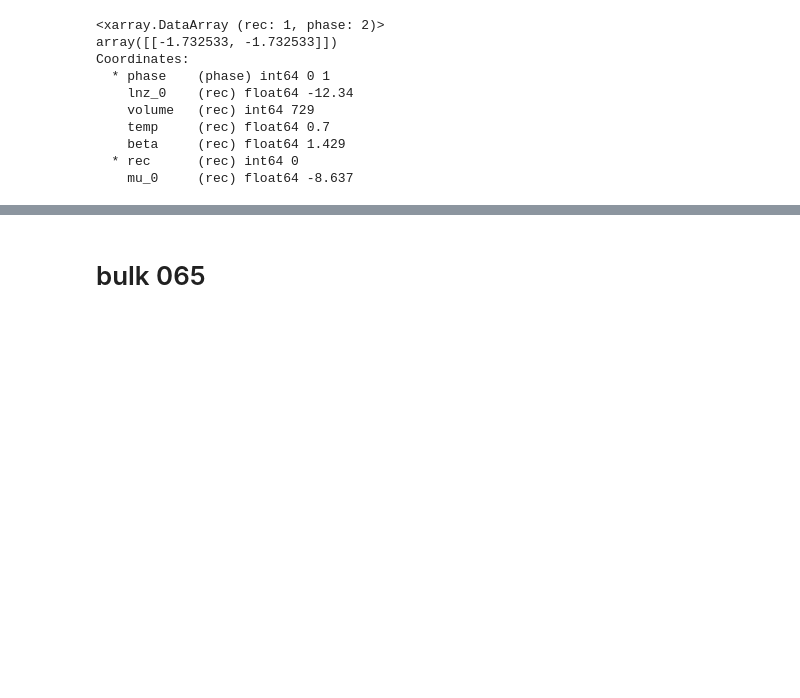
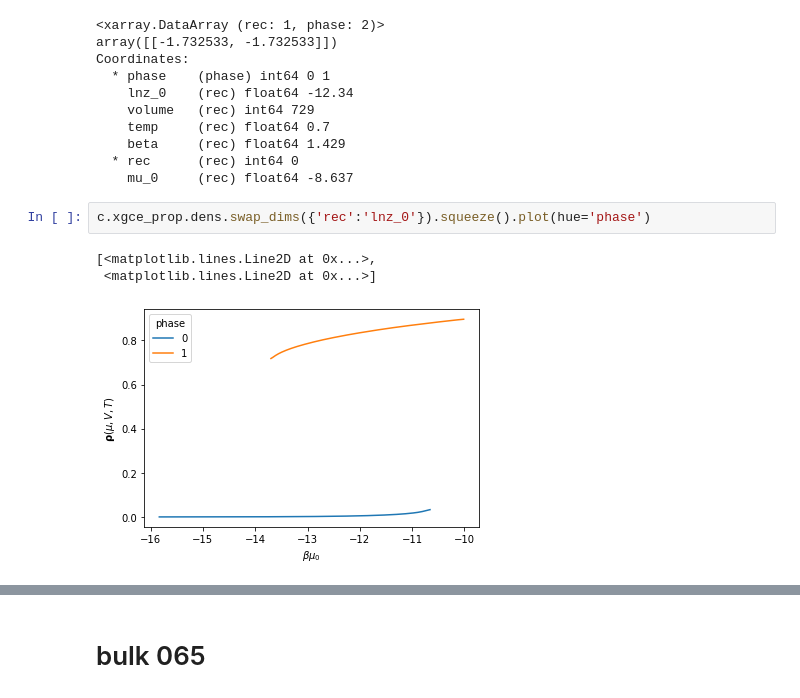
Before and after one commit to wpk-nist-gov/tmmc-lnpy, a Jupyter notebook: examples/1D/anal_1d_stuff.ipynb, the cells around one changed output, grey strips where cells are left out. Drawn from its saved outputs; the diff is of its cells as text; blank space fills up the shorter version.

```diff
--- a/examples/1D/anal_1d_stuff.ipynb
+++ b/examples/1D/anal_1d_stuff.ipynb
@@ -331,3 +348,9 @@ Coordinates:
     beta     (rec) float64 1.429
   * rec      (rec) int64 0
     mu_0     (rec) float64 -8.637
+# %%
+c.xgce_prop.dens.swap_dims({'rec':'lnz_0'}).squeeze().plot(hue='phase')
+# %% [output]
+[<matplotlib.lines.Line2D at 0x...>,
+ <matplotlib.lines.Line2D at 0x...>]
+[figure, added]
```
Also changed, not shown: parts of 33 cells of this notebook, 10 other files.
